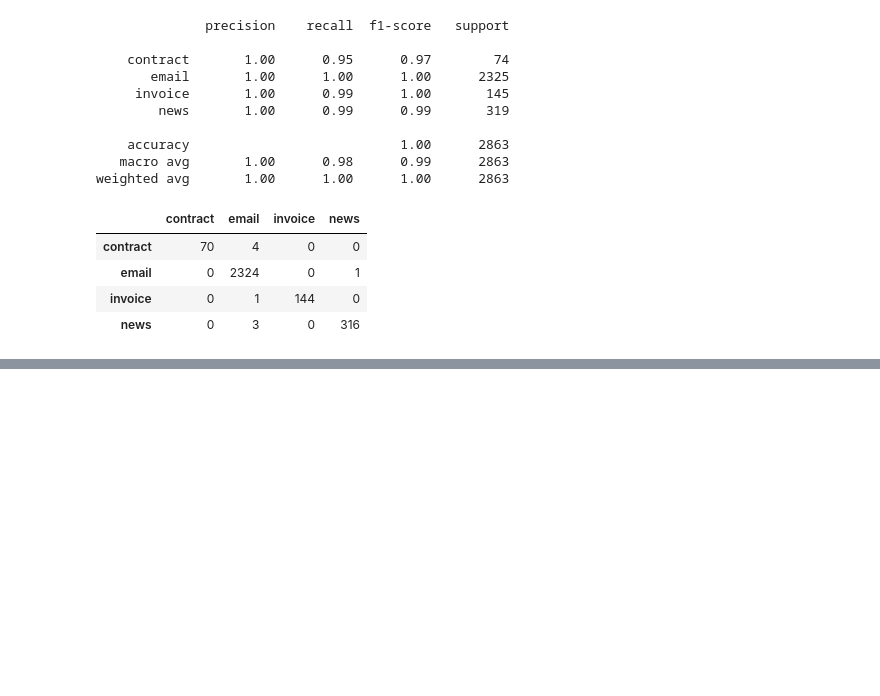
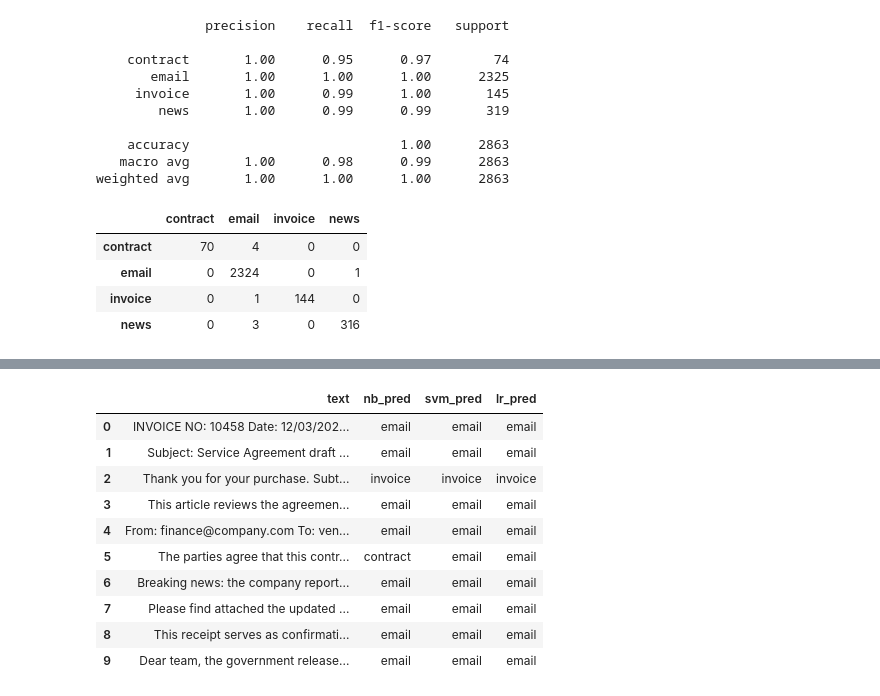
Before and after one commit to adriFCM/Document-Classification-and-Information-Extraction-, a Jupyter notebook: notebooks/04_classification.ipynb, the cells around one changed output, grey strips where cells are left out. Cells and saved outputs as stored; diff of their text form; code cells hidden in the pictures; blank space fills up the shorter version.

```diff
--- a/notebooks/04_classification.ipynb
+++ b/notebooks/04_classification.ipynb
@@ -404,0 +439,22 @@ test_cm_lr
+# %%
+harder_unseen_texts = [
+    "INVOICE NO: 10458 Date: 12/03/2024 Please remit payment within 30 days. Total amount due: $1,250.00.",
+
+    "Subject: Service Agreement draft attached. Please review Section 4 on termination and let me know if legal approves.",
+
+    "Thank you for your purchase. Subtotal RM 18.90 GST 0.00 Total RM 18.90 Cash RM 20.00 Change RM 1.10.",
+
+    "This article reviews the agreement between the two companies and explains why both parties expect growth next year.",
+
+    "From: finance@company.com To: vendor@services.com Re: invoice 8891 We have processed the payment for the attached invoice.",
+
+    "The parties agree that this contract shall commence on 1 January 2025 and remain in force for two years unless terminated earlier.",
+
+    "Breaking news: the company reported quarterly revenue of $4.2 million and signed a new distribution agreement in California.",
+
+    "Please find attached the updated purchase summary, item quantities, tax breakdown, and total amount for yesterday's order.",
+
+    "This receipt serves as confirmation of payment. Transaction ID 48392. Date: 05/01/2025. Amount paid: RM 42.00.",
+
+    "Dear team, the government released a new policy report today. I attached the article and highlighted the key sections for discussion."
+]
@@ -404,0 +494,23 @@ test_cm_lr
+# %%
+hard_df = pd.DataFrame({"text": harder_unseen_texts})
+
+hard_df["text_clean"] = hard_df["text"].astype(str).str.replace(r"\s+", " ", regex=True).str.strip()
+X_hard = tfidf.transform(hard_df["text_clean"])
+
+hard_df["nb_pred"] = nb_model.predict(X_hard)
+hard_df["svm_pred"] = svm_model.predict(X_hard)
+hard_df["lr_pred"] = lr_model.predict(X_hard)
+
+hard_df[["text", "nb_pred", "svm_pred", "lr_pred"]]
+# %% [output]
+|  | text | nb_pred | svm_pred | lr_pred |
+| 0 | INVOICE NO: 10458 Date: 12/03/202... | email | email | email |
+| 1 | Subject: Service Agreement draft ... | email | email | email |
+| 2 | Thank you for your purchase. Subt... | invoice | invoice | invoice |
+| 3 | This article reviews the agreemen... | email | email | email |
+| 4 | From: finance@company.com To: ven... | email | email | email |
+| 5 | The parties agree that this contr... | contract | email | email |
+| 6 | Breaking news: the company report... | email | email | email |
+| 7 | Please find attached the updated ... | email | email | email |
+| 8 | This receipt serves as confirmati... | email | email | email |
+| 9 | Dear team, the government release... | email | email | email |
```
Also changed, not shown: parts of 10 cells of this notebook.
